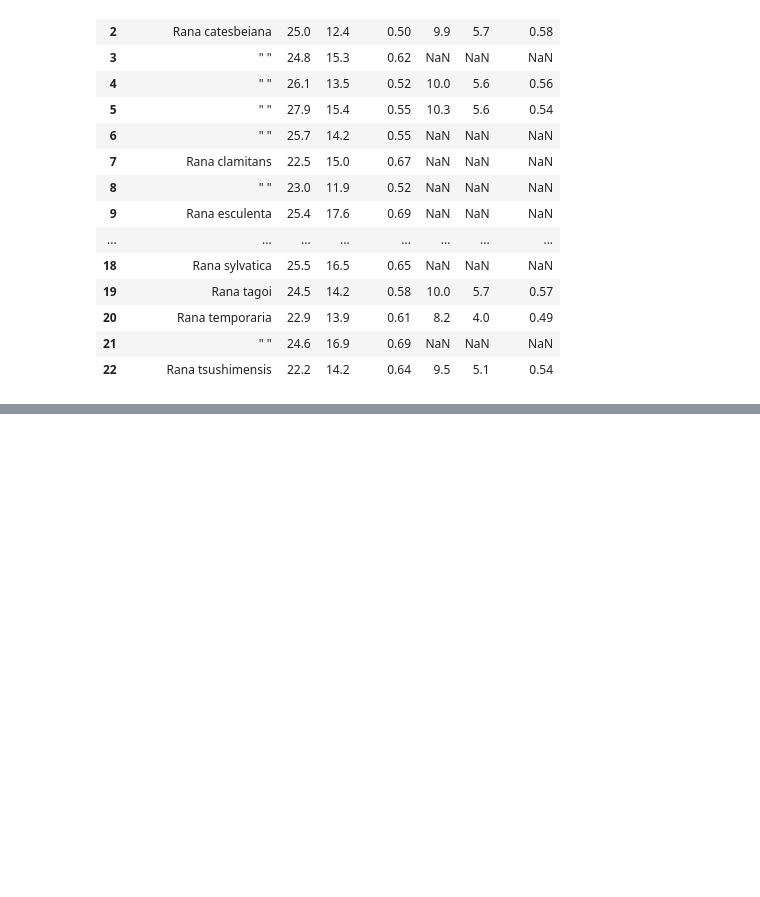
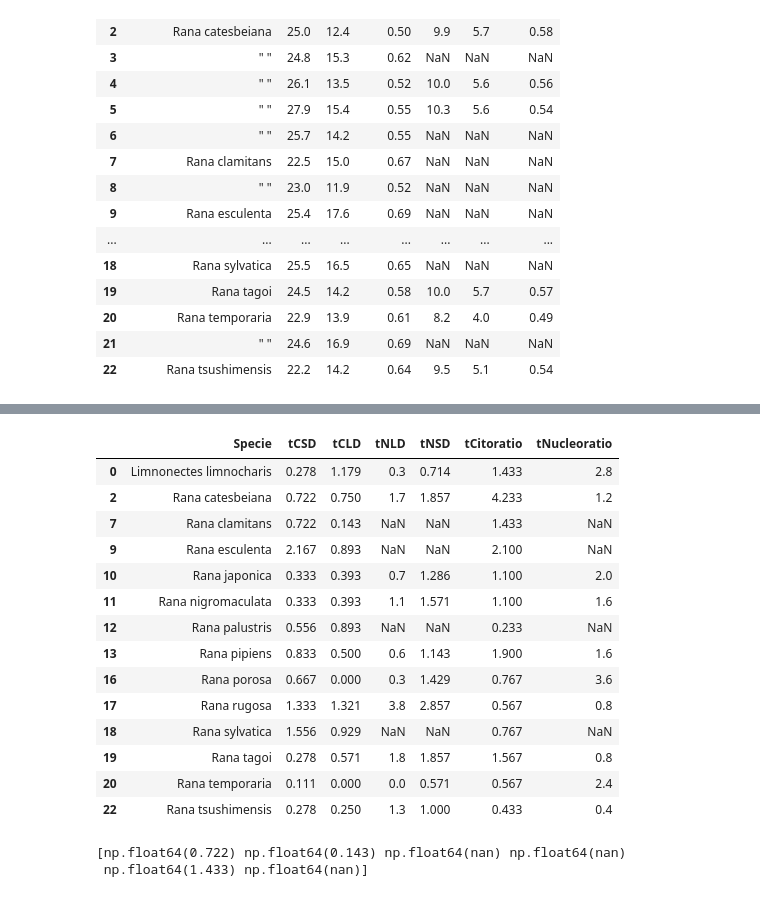
Before and after one commit to CarminatiGiovanni/LaboratorioBiofisica, a Jupyter notebook: DIGITAL PATOLOGY/compatibilità_con_ranabase.ipynb, the cells around one changed output, grey strips where cells are left out. Cells and saved outputs as stored; diff of their text form; code cells hidden in the pictures; blank space fills up the shorter version.

```diff
--- a/DIGITAL PATOLOGY/compatibilità_con_ranabase.ipynb
+++ b/DIGITAL PATOLOGY/compatibilità_con_ranabase.ipynb
@@ -119,0 +122,25 @@ fig.show()
+# %%
+RANABASET = RANABASET[RANABASET['Specie'] != '" "']
+RANABASET = RANABASET[RANABASET['Specie'] != 'Pyxicephalus adspersus'] # only NaN
+display(RANABASET)
+# %% [output]
+|  | Specie | tCSD | tCLD | tNLD | tNSD | tCitoratio | tNucleoratio |
+| 0 | Limnonectes limnocharis | 0.278 | 1.179 | 0.3 | 0.714 | 1.433 | 2.8 |
+| 2 | Rana catesbeiana | 0.722 | 0.750 | 1.7 | 1.857 | 4.233 | 1.2 |
+| 7 | Rana clamitans | 0.722 | 0.143 | NaN | NaN | 1.433 | NaN |
+| 9 | Rana esculenta | 2.167 | 0.893 | NaN | NaN | 2.100 | NaN |
+| 10 | Rana japonica | 0.333 | 0.393 | 0.7 | 1.286 | 1.100 | 2.0 |
+| 11 | Rana nigromaculata | 0.333 | 0.393 | 1.1 | 1.571 | 1.100 | 1.6 |
+| 12 | Rana palustris | 0.556 | 0.893 | NaN | NaN | 0.233 | NaN |
+| 13 | Rana pipiens | 0.833 | 0.500 | 0.6 | 1.143 | 1.900 | 1.6 |
+| 16 | Rana porosa | 0.667 | 0.000 | 0.3 | 1.429 | 0.767 | 3.6 |
+| 17 | Rana rugosa | 1.333 | 1.321 | 3.8 | 2.857 | 0.567 | 0.8 |
+| 18 | Rana sylvatica | 1.556 | 0.929 | NaN | NaN | 0.767 | NaN |
+| 19 | Rana tagoi | 0.278 | 0.571 | 1.8 | 1.857 | 1.567 | 0.8 |
+| 20 | Rana temporaria | 0.111 | 0.000 | 0.0 | 0.571 | 0.567 | 2.4 |
+| 22 | Rana tsushimensis | 0.278 | 0.250 | 1.3 | 1.000 | 0.433 | 0.4 |
+# %%
+print(RANABASET.iloc[2][1:].values)
+# %% [output]
+[np.float64(0.722) np.float64(0.143) np.float64(nan) np.float64(nan)
+ np.float64(1.433) np.float64(nan)]
```
Also changed, not shown: parts of 5 cells of this notebook, 1 other file.
